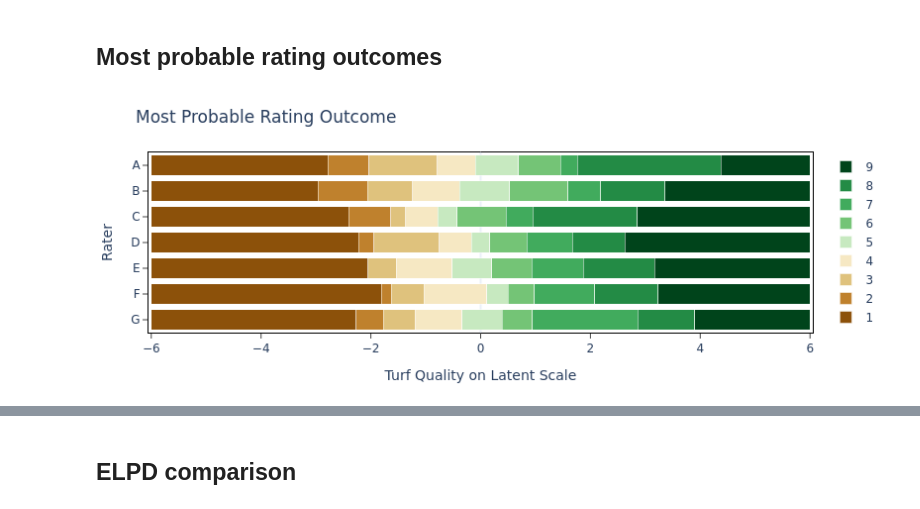
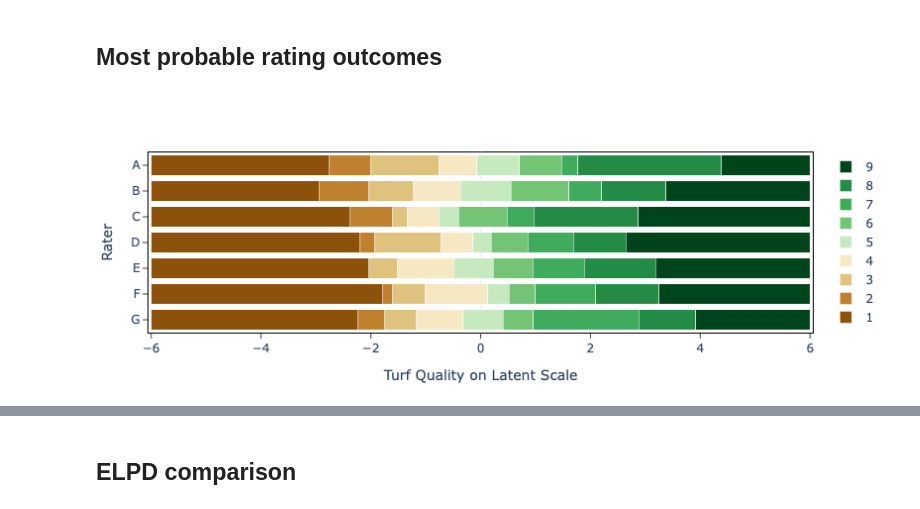
Before and after one commit to QhenryQ/nteprsm, a Jupyter notebook: notebooks/manuscript2_visualizations_nj2.ipynb, the cells around one changed output, grey strips where cells are left out. Cells and saved outputs as stored; diff of their text form; code cells hidden in the pictures.

```diff
--- a/notebooks/manuscript2_visualizations_nj2.ipynb
+++ b/notebooks/manuscript2_visualizations_nj2.ipynb
@@ -19,9 +21,9 @@ NTEP_COLOR_SCALE_list = list(NTEP_COLOR_SCALE.values())
 ## Load the data for visualizations
 # %%
 # modify file paths as needed
-file_path = ROOT_DIR/'kb2017/nj2/quality.csv'
-fit_object_path = ROOT_DIR/'model_runs/seasonality_nj2_quality/fit_seasonality_nj2_quality.pkl'
-fit_object_path_old = ROOT_DIR/'model_runs/spatial_nj2_quality/fit_spatial_nj2_quality.pkl'
+file_path = DATA_DIR/'data_ingestion/parsed_data/kb2017/nj2/quality.csv'
+fit_object_path = DATA_DIR/'model_output/kb2017/fit_seasonality_nj2_quality.pkl'
+fit_object_path_old = DATA_DIR/'model_output/kb2017/fit_spatial_nj2_quality.pkl'
 
 # load raw data
 datahandler = utils.DataHandler(filepath=file_path)
@@ -227,0 +734,33 @@ fig.show(renderer='png') # change to renderer="iframe" for interactive plot
+# %%
+fig = go.Figure(
+    data=go.Heatmap(
+        z=curve_matrix,
+        colorscale='Viridis',
+        colorbar=dict(title='Latent quality')
+    )
+)
+
+fig.update_layout(
+    xaxis=dict(
+        tickmode='array',
+        tickvals=month_positions,
+        ticktext=month_labels,
+        title='Time of year'
+    ),
+    yaxis=dict(
+        title='Entry (sorted by posterior mean peak timing)',
+        tickmode='array',
+        tickvals=np.arange(len(ordered_entry_names)),
+        ticktext=ordered_entry_names,
+        autorange='reversed'
+    ),
+    margin=dict(l=10, r=10, b=10, t=60)
+
+)
+
+pio.kaleido.scope.default_width = 1000
+pio.kaleido.scope.default_height = 1400
+fig.show(renderer='png')
+fig.write_image(appendix_fig_path)
+
+appendix_fig_path
@@ -286,7 +828,7 @@ def plot_rater_characteristic_curve(
             fig.update_layout(width=dimensions[0], height=dimensions[1])
         return fig
 # %%
-rater_list = ['E', 'G']
+rater_list = ['A', 'B', 'C', 'D', 'E', 'F', 'G']
 for i in range(len(rater_list)):
     # make a figure
     fig = plot_rater_characteristic_curve(fit.tau_rater.mean(axis=0)[i,:], colors=NTEP_COLOR_SCALE_list)
@@ -316,32 +863,31 @@ for i, (rater, rater_thresholds) in enumerate(zip(rater_list, thresholds)):
     # Add the start and end points for categories
     rater_thresholds = [x_start] + list(rater_thresholds) + [x_end]
 
     for j in range(len(rater_thresholds) - 1):
         # Add a rectangle for each category
         fig.add_trace(go.Bar(
             x=[rater_thresholds[j + 1] - rater_thresholds[j]],  # Width of the bar
             y=[rater],
             orientation='h',
             marker=dict(color=NTEP_COLOR_SCALE_list[j % len(NTEP_COLOR_SCALE_list)]),
             name=f"{j + 1}" if i == 0 else None,  # Show legend only for the first rater
             showlegend=(i == 0),  # Show legend only once
             base=rater_thresholds[j]
         ))
 
 fig.update_yaxes(autorange='reversed')
 fig.update_layout(
     barmode='stack',
-    title='Most Probable Rating Outcome',
     xaxis=dict(title='Turf Quality on Latent Scale', range=[x_start-0.05, x_end+0.05]),
     yaxis=dict(title='Rater', categoryorder='category ascending'),
     showlegend=True,
     margin=dict(l=10, r=10, b=10, t=60),
 )
 
 # adjust figure size here for static renderer for plotly
 pio.kaleido.scope.default_width = 800
 pio.kaleido.scope.default_height = 300
 fig.show(renderer='png') # change to renderer="iframe" for interactive plot
 #fig.write_image(f'figures/fig_probable_outcome.png')
 # %% [output]
-[figure, old version]
+[figure, new version]
```
Also changed, not shown: parts of 22 cells of this notebook, 27 other files.
